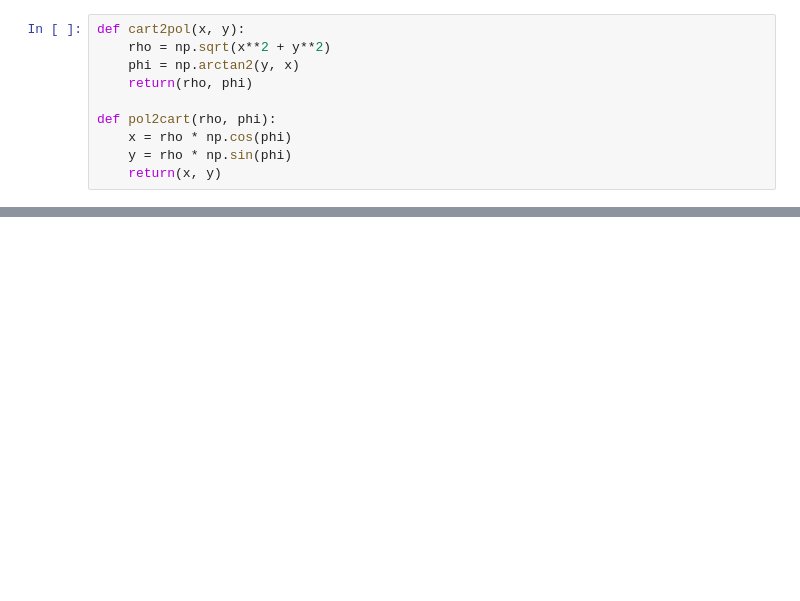
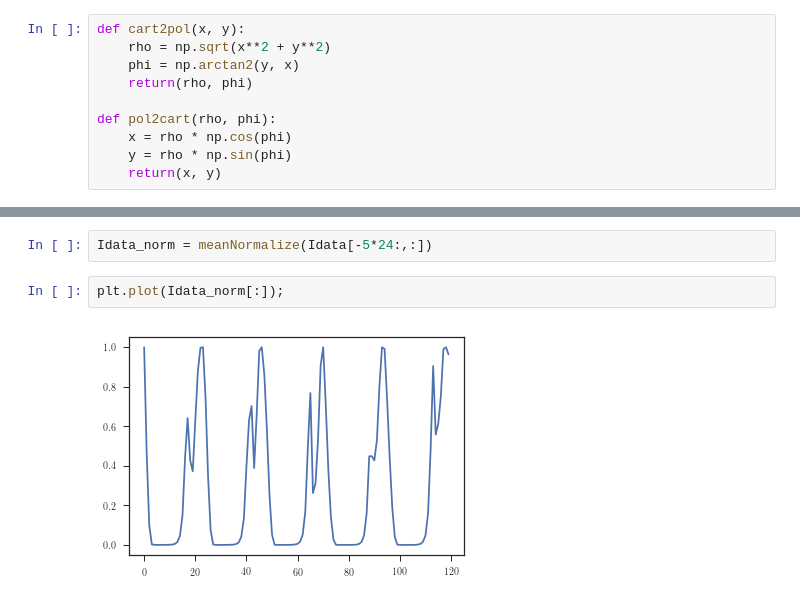
Before and after one commit to lmaesampson/MetaPop, a Jupyter notebook: Code/EllipseFit.ipynb, the cells around one changed output, grey strips where cells are left out. Cells and saved outputs as stored; diff of their text form; blank space fills up the shorter version.

```diff
--- a/Code/EllipseFit.ipynb
+++ b/Code/EllipseFit.ipynb
@@ -153,0 +221,6 @@ print np.pi/2.
+# %%
+Idata_norm = meanNormalize(Idata[-5*24:,:])
+# %%
+plt.plot(Idata_norm[:]);
+# %% [output]
+[figure, added]
```
Also changed, not shown: parts of 16 cells of this notebook, 2 other files.
